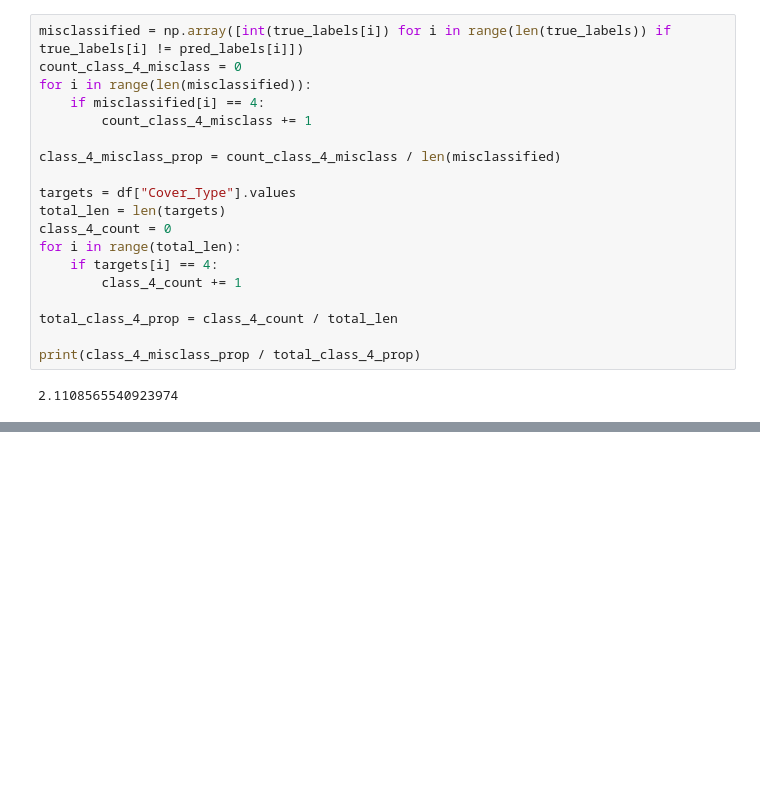
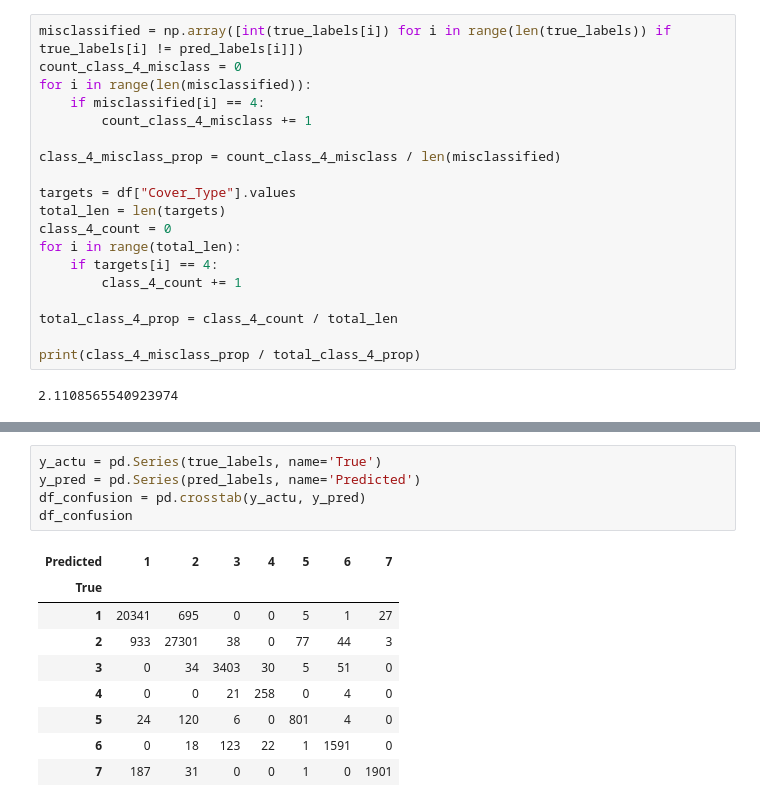
Before and after one commit to aggelitoo/deep_learning, a Jupyter notebook: project1/project1.ipynb, the cells around one changed output, grey strips where cells are left out. Drawn from its saved outputs; the diff is of its cells as text; blank space fills up the shorter version.

```diff
--- a/project1/project1.ipynb
+++ b/project1/project1.ipynb
@@ -290,0 +297,15 @@ The above print-out is interpreted as: "among the misclassifications of our test
+# %%
+y_actu = pd.Series(true_labels, name='True')
+y_pred = pd.Series(pred_labels, name='Predicted')
+df_confusion = pd.crosstab(y_actu, y_pred)
+df_confusion
+# %% [output]
+| Predicted | 1 | 2 | 3 | 4 | 5 | 6 | 7 |
+| True |  |  |  |  |  |  |  |
+| 1 | 20341 | 695 | 0 | 0 | 5 | 1 | 27 |
+| 2 | 933 | 27301 | 38 | 0 | 77 | 44 | 3 |
+| 3 | 0 | 34 | 3403 | 30 | 5 | 51 | 0 |
+| 4 | 0 | 0 | 21 | 258 | 0 | 4 | 0 |
+| 5 | 24 | 120 | 6 | 0 | 801 | 4 | 0 |
+| 6 | 0 | 18 | 123 | 22 | 1 | 1591 | 0 |
+| 7 | 187 | 31 | 0 | 0 | 1 | 0 | 1901 |
```
Also changed, not shown: parts of 6 cells of this notebook.
